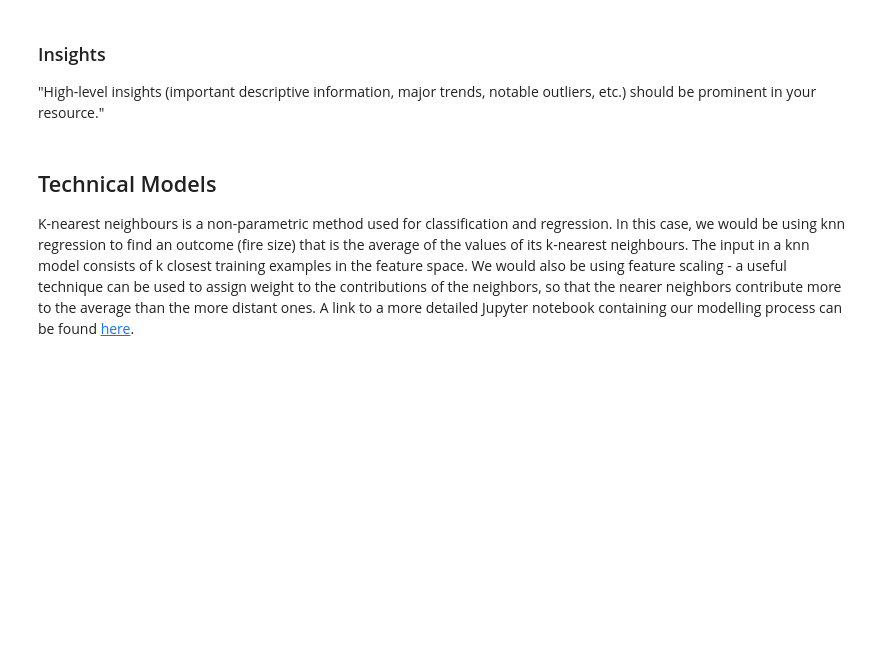
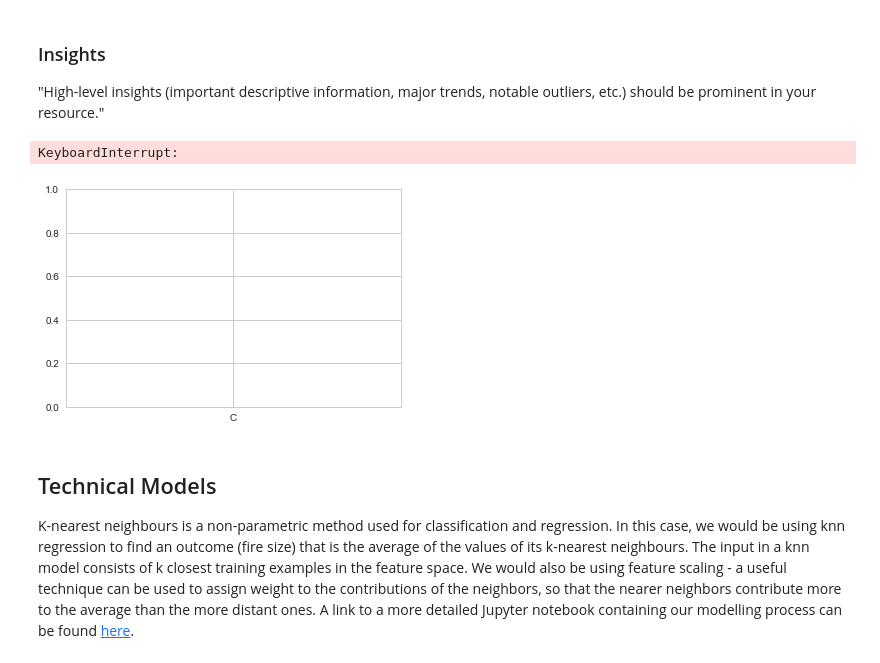
Before and after one commit to sjhangiani12/info370-final-project, a Jupyter notebook: Wildfire Resource.ipynb, the cells around one changed output. Drawn from its saved outputs; the diff is of its cells as text; code cells hidden in the pictures; blank space fills up the shorter version.

```diff
--- a/Wildfire Resource.ipynb
+++ b/Wildfire Resource.ipynb
@@ -70,6 +70,17 @@ Since we were able to get geographical climate data for 2010, and since 2010 had
 # %% [markdown]
 ### Insights
 "High-level insights (important descriptive information, major trends, notable outliers, etc.) should be prominent in your resource."
+# %%
+# What is the distribution of wildfire size
+fires = pd.read_csv('data/combinedClimateFiresDataset_2010.csv')
+
+plt.hist(fires.FIRE_SIZE_CLASS, alpha=0.5)
+plt.xlabel('balance')
+plt.ylabel('n')
+plt.show()
+# %% [output]
+KeyboardInterrupt:
+[figure, added]
 # %% [markdown]
 ## Technical Models
 K-nearest neighbours is a non-parametric method used for classification and regression. In this case, we would be using knn regression to find an outcome (fire size) that is the average of the values of its k-nearest neighbours. The input in a knn model consists of k closest training examples in the feature space. We would also be using feature scaling - a useful technique can be used to assign weight to the contributions of the neighbors, so that the nearer neighbors contribute more to the average than the more distant ones. A link to a more detailed Jupyter notebook containing our modelling process can be found [here](https://github.com/sjhangiani12/info370-final-project/blob/master/Data%20Prep.ipynb).
```
Also changed, not shown: 1 other file.
